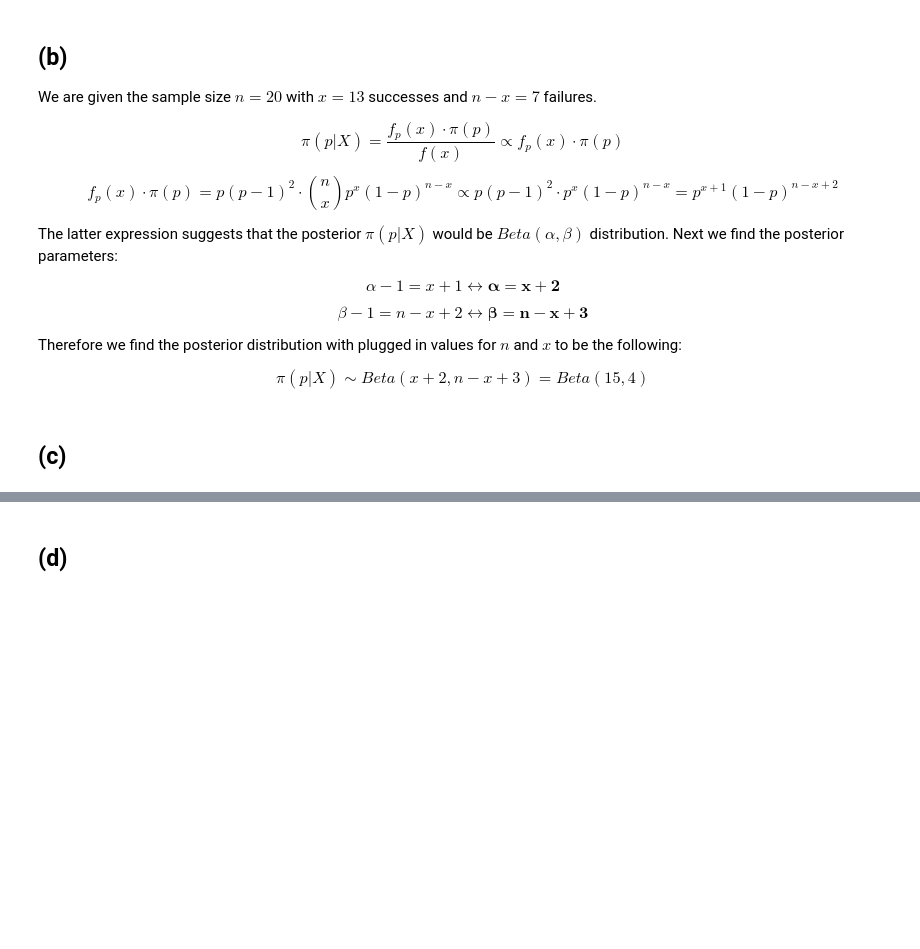
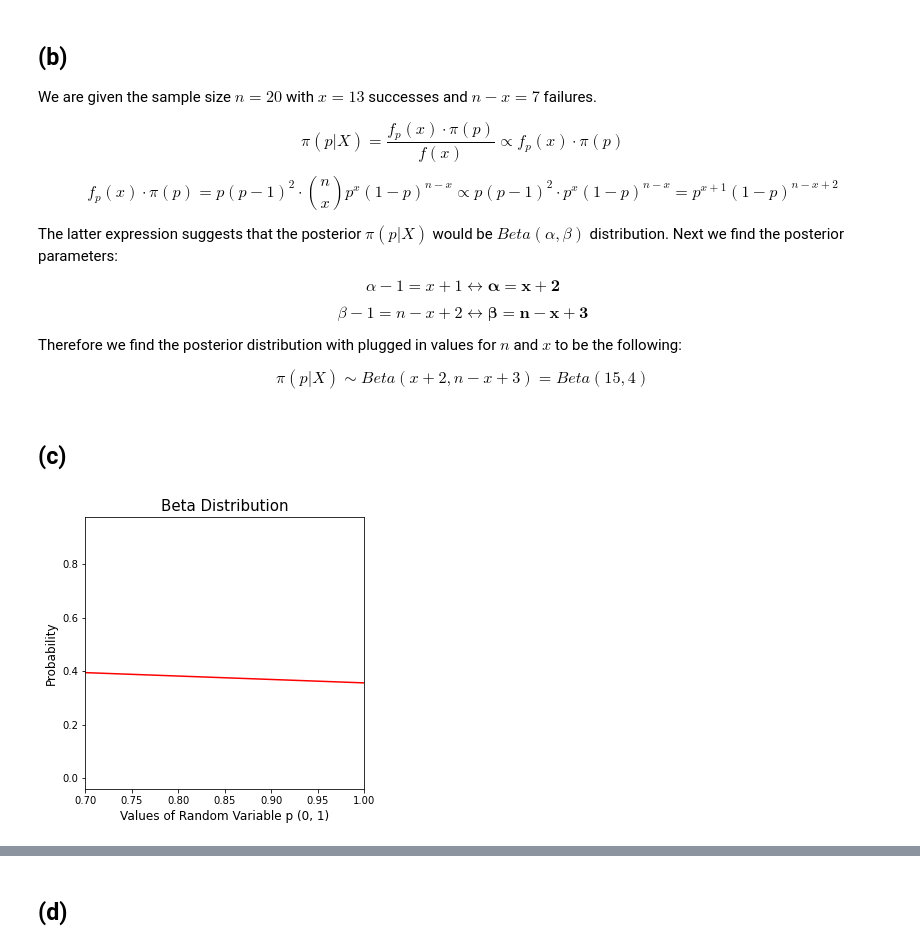
Before and after one commit to thutrangluu/Assignment_Stat, a Jupyter notebook: Assignment 1 Statistics.ipynb, the cells around one changed output, grey strips where cells are left out. Drawn from its saved outputs; the diff is of its cells as text; code cells hidden in the pictures; blank space fills up the shorter version.

```diff
--- a/Assignment 1 Statistics.ipynb
+++ b/Assignment 1 Statistics.ipynb
@@ -246,3 +227,30 @@ $$
 $$
 # %% [markdown]
 ## (c)
+# %%
+import numpy as np
+import matplotlib.pyplot as plt
+from scipy.stats import beta
+data_beta = beta.rvs(a=2,b=3, size=1000)
+
+#
+# Set the shape paremeters
+#
+a, b = 2, 3
+#
+# Generate the value between
+#
+#x = np.linspace(beta.ppf(0.01, a, b),beta.ppf(0.99, a, b), 1000)
+#
+# Plot the beta distribution
+#
+
+plt.figure(figsize=(5,5))
+plt.xlim(0.7, 1)
+plt.plot(data_beta, 'r-')
+plt.title('Beta Distribution', fontsize='15')
+plt.xlabel('Values of Random Variable p (0, 1)', fontsize='12')
+plt.ylabel('Probability', fontsize='12')
+plt.show()
+# %% [output]
+[figure, added]
```
Also changed, not shown: parts of 3 cells of this notebook.
